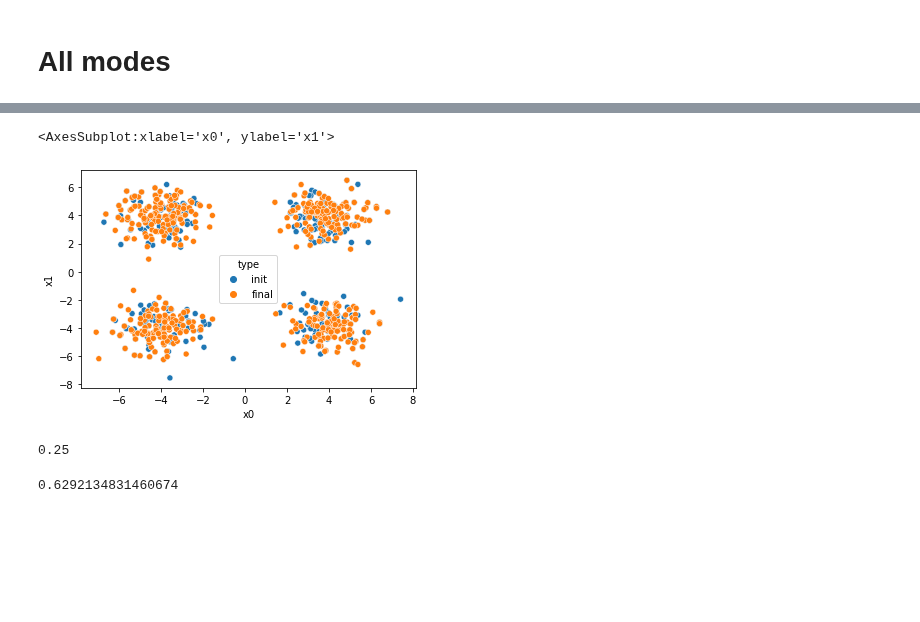
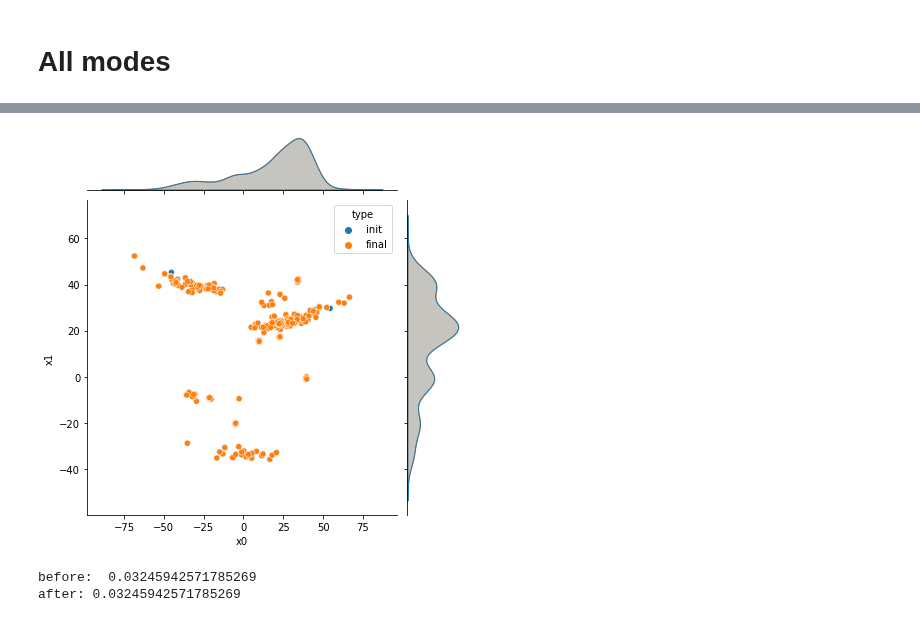
Before and after one commit to XingLLiu/u-stat-high-dim, a Jupyter notebook: noise_new.ipynb, the cells around one changed output, grey strips where cells are left out. Drawn from its saved outputs; the diff is of its cells as text; code cells hidden in the pictures; blank space fills up the shorter version.

```diff
--- a/noise_new.ipynb
+++ b/noise_new.ipynb
@@ -95,8 +144,8 @@ sns.scatterplot(data=samples_df, x="x0", y="x1", hue="type")
 ntrain = n // 2
 threshold = 1.
 
-# samples_init = samples_off
-samples_init = samples_on
+samples_init = samples_off
+# samples_init = samples_on
 
 sample_off_train, sample_off_test = samples_init[:ntrain, ], samples_init[ntrain:, ]
 
@@ -107,9 +156,9 @@ proposal_dict = mcmc.prepare_proposal_input_all(mode_list=mode_list, inv_hess_li
 # %%
 _, ind_pair_list = pairwise_directions(mode_list, return_index=True)
 # %%
-std = .8
+std = 0.9
 # %%
-T = 50
+T = 500
 
 mh = MCMCKernel(log_prob=log_prob_fn)
 mh.run(steps=T, std=std, x_init=sample_off_train, ind_pair_list=ind_pair_list, **proposal_dict)
@@ -116,23 +170,18 @@ mh.run(steps=T, std=std, x_init=sample_off_train, ind_pair_list=ind_pair_list, *
 # %%
 x_0 = mh.x[0, :, :].numpy()
 x_t = mh.x[-1, :, :].numpy()
 
 x0_df = pd.DataFrame({f"x{i}": x_0[:, i] for i in range(dim)})
 x0_df["type"] = "init"
 
 xt_df = pd.DataFrame({f"x{i}": x_t[:, i] for i in range(dim)})
 xt_df["type"] = "final"
 
 perturbed_df = pd.concat([x0_df, xt_df], ignore_index=True)
 
-sns.scatterplot(data=perturbed_df, x="x0", y="x1", hue="type")
+_ = sns.jointplot(data=perturbed_df, x="x0", y="x1", hue="type")
 # %% [output]
-<AxesSubplot:xlabel='x0', ylabel='x1'>
-[figure, old version]
+[figure, new version]
-# %%
-np.mean((x_t[:, 0] > 0.) & (x_t[:, 1] > 0.))
-# %% [output]
-0.25
 # %%
 num_boot = 800
 alpha = 0.05
@@ -145,7 +194,10 @@ bootstrap = Bootstrap(ksd, n//2)
 multinom_samples = bootstrap.multinom.sample((nrep, num_boot))
 multinom_one_sample = multinom_samples[0, :]
 # %%
+_, p_val_no_pert = bootstrap.test_once(alpha=alpha, num_boot=num_boot, X=x_0, multinom_samples=multinom_one_sample)
+
 _, p_val = bootstrap.test_once(alpha=alpha, num_boot=num_boot, X=x_t, multinom_samples=multinom_one_sample)
-p_val
+print("before: ", p_val_no_pert, "\nafter:", p_val)
 # %% [output]
-0.6292134831460674
+before:  0.03245942571785269
+after: 0.03245942571785269
```
Also changed, not shown: parts of 6 cells of this notebook, 2 other files.
